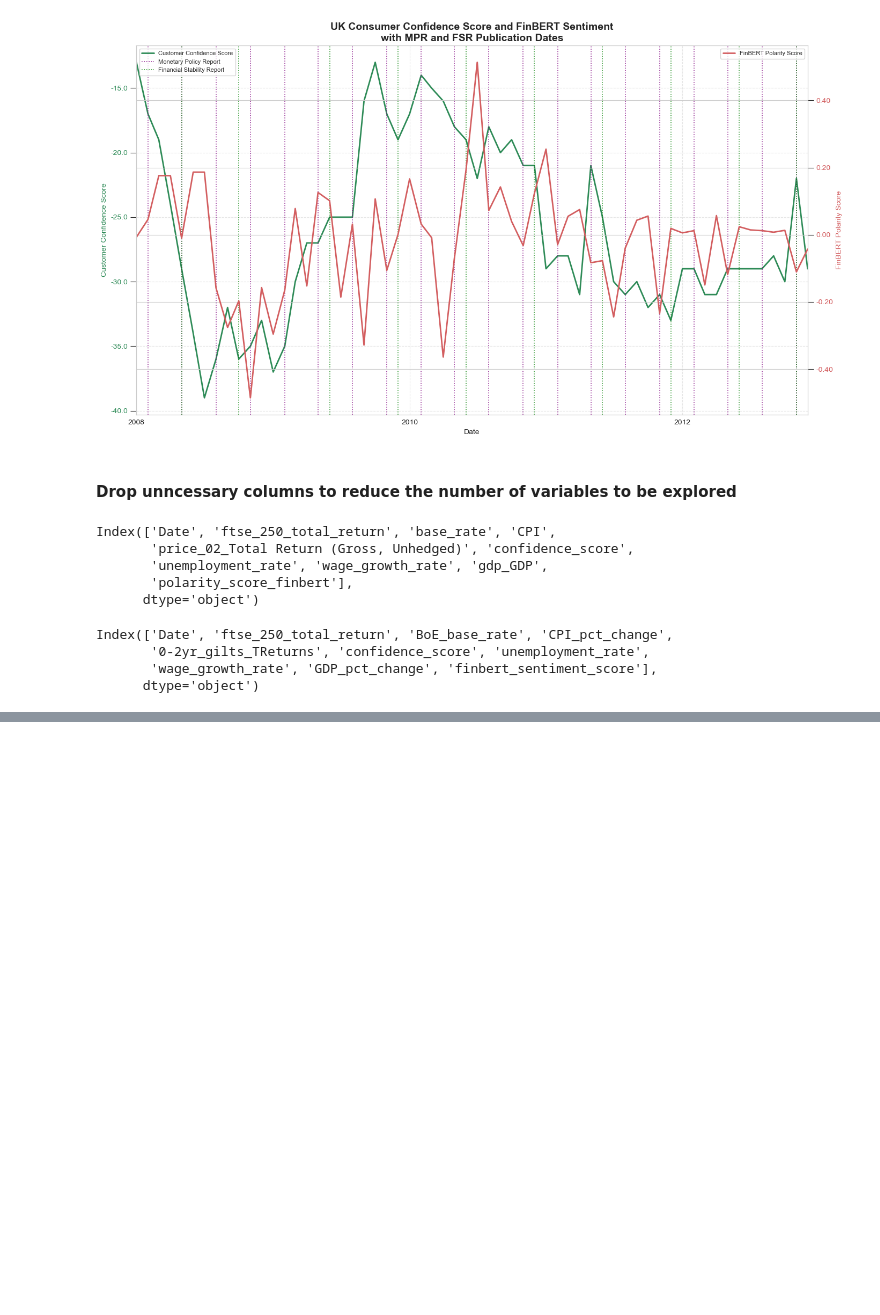
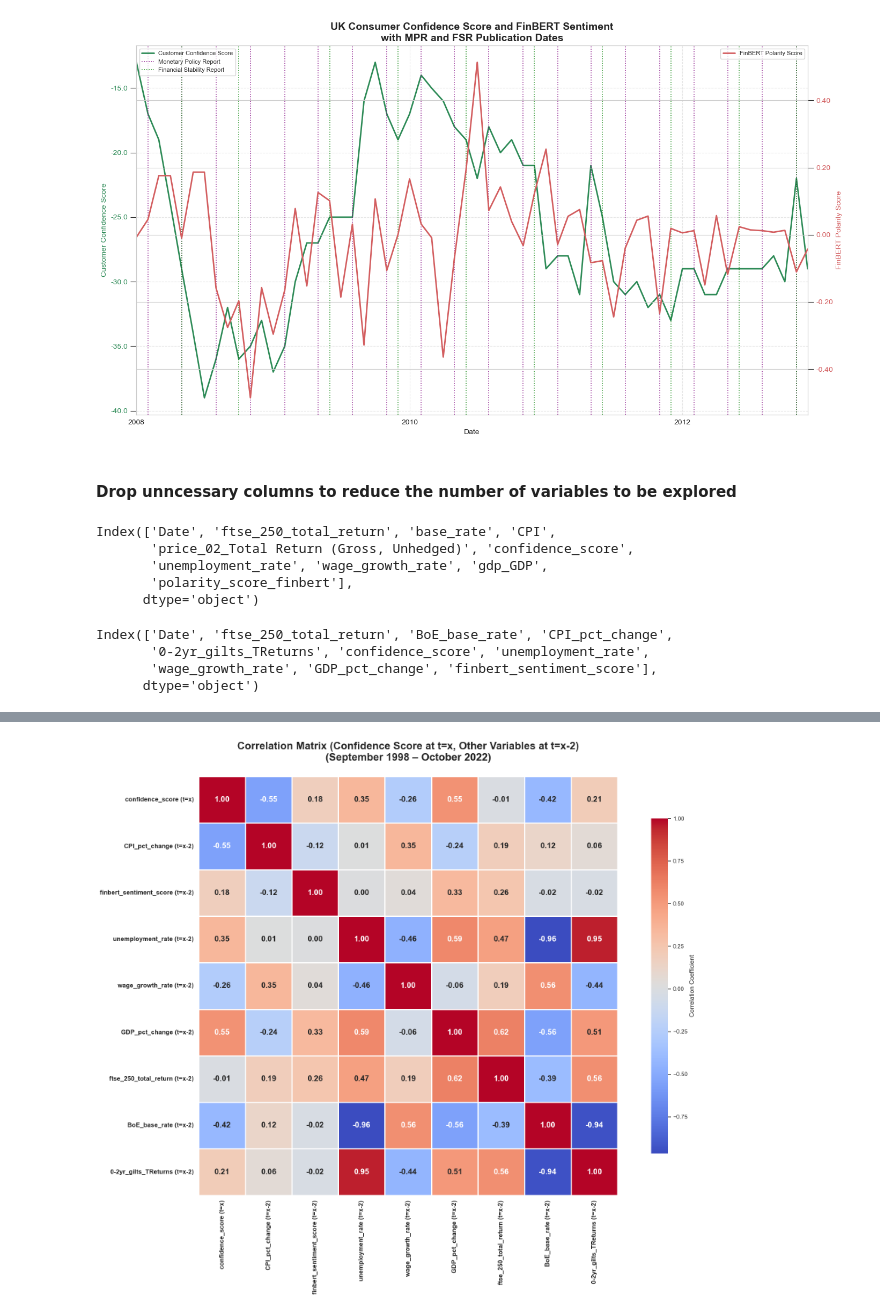
Before and after one commit to gamzebb/group-project, a Jupyter notebook: Confidence Score Analysis Sentiment, Corraletion, Predictions (2008-12).ipynb, the cells around one changed output, grey strips where cells are left out. Drawn from its saved outputs; the diff is of its cells as text; code cells hidden in the pictures; blank space fills up the shorter version.

```diff
--- a/Confidence Score Analysis Sentiment, Corraletion, Predictions (2008-12).ipynb
+++ b/Confidence Score Analysis Sentiment, Corraletion, Predictions (2008-12).ipynb
@@ -377,0 +487,60 @@ df_uk_focused.head()
+# %%
+# Parse date and filter timeframe
+df_uk_focused['Date'] = pd.to_datetime(df_uk_focused['Date'], dayfirst=True, errors='coerce')
+df_uk_focused = df_uk_focused.dropna(subset=['Date'])  # Drop rows with invalid dates
+
+# Filter the DataFrame to 01/2008 – 12/2012
+start_date = "2008-01-01"
+end_date = "2012-12-31"
+filtered_df = df_uk_focused[(df_uk_focused['Date'] >= start_date) & (df_uk_focused['Date'] <= end_date)].copy()
+
+# Define columns of interest (excluding confidence_score)
+columns_of_interest = [
+    'CPI_pct_change', 'finbert_sentiment_score',
+    'unemployment_rate', 'wage_growth_rate', 'GDP_pct_change',
+    'ftse_250_total_return', 'BoE_base_rate', '0-2yr_gilts_TReturns'
+]
+
+# Start with confidence_score at t=0
+correlation_df = filtered_df[['confidence_score']].copy()
+correlation_df.rename(columns={'confidence_score': 'confidence_score (t=x)'}, inplace=True)
+
+# Add all other variables with a 2-month lag
+for col in columns_of_interest:
+    if col in filtered_df.columns:
+        correlation_df[f"{col} (t=x-2)"] = filtered_df[col].shift(2)
+
+# Drop missing rows due to lag
+correlation_df.dropna(inplace=True)
+
+# Compute correlation matrix
+correlation_matrix = correlation_df.corr()
+
+# Plot the heatmap
+plt.figure(figsize=(20, 15))
+sns.set(style="white")
+
+heatmap = sns.heatmap(
+    correlation_matrix,
+    cmap="coolwarm",
+    annot=True,
+    fmt=".2f",
+    annot_kws={"size": 15, "weight": "bold"},
+    linewidths=1,
+    linecolor='white',
+    square=True,
+    cbar_kws={'shrink': 0.8, 'label': 'Correlation Coefficient'},
+)
+
+plt.title(
+    "Correlation Matrix (Confidence Score at t=x, Other Variables at t=x-2)\n(September 1998 – October 2022)",
+    fontsize=20,
+    fontweight='bold',
+    pad=30
+)
+plt.xticks(fontsize=12, weight='bold')
+plt.yticks(rotation=0, fontsize=12, weight='bold')
+plt.tight_layout()
+plt.show()
+# %% [output]
+[figure, added]
```
Also changed, not shown: parts of 7 cells of this notebook.
